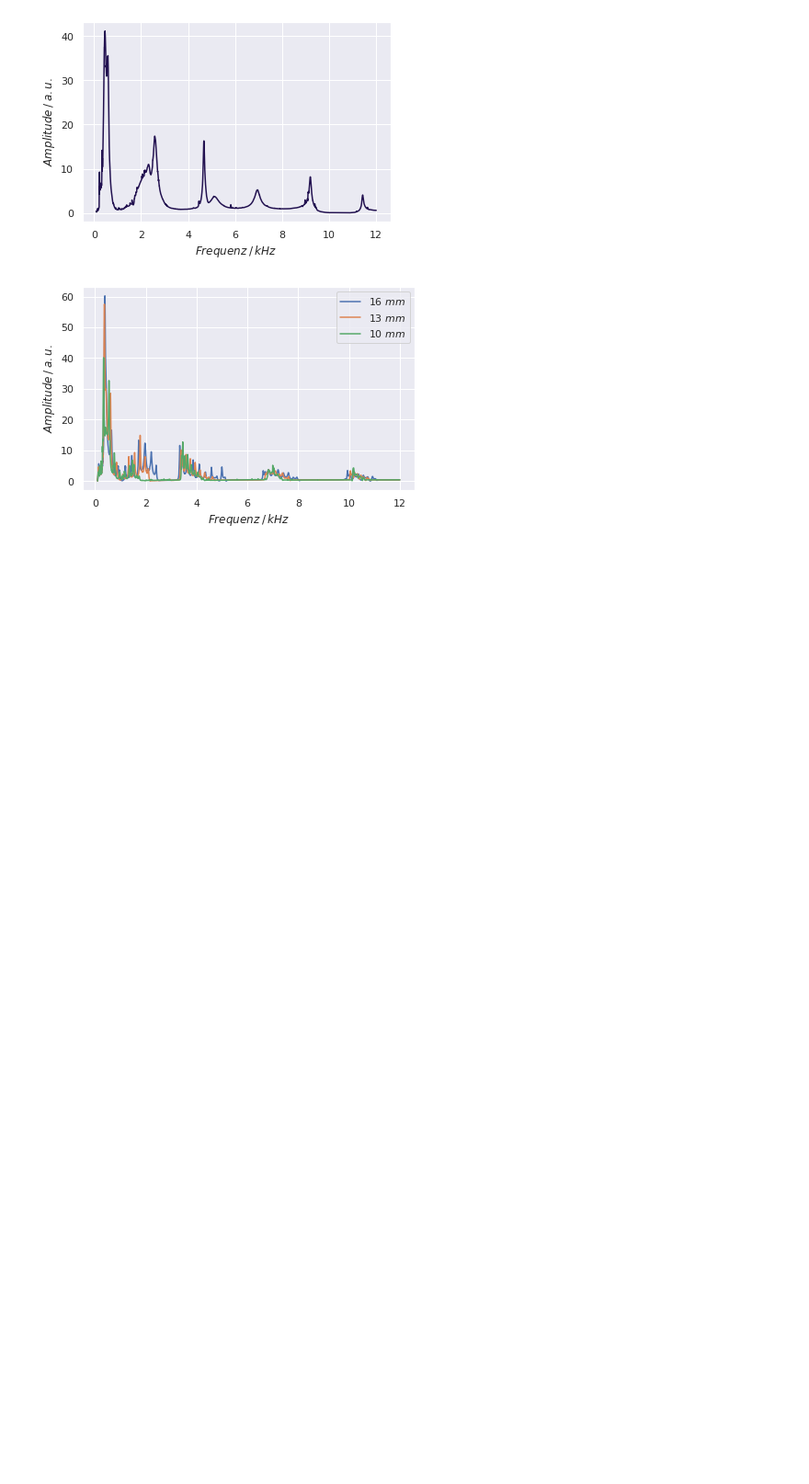
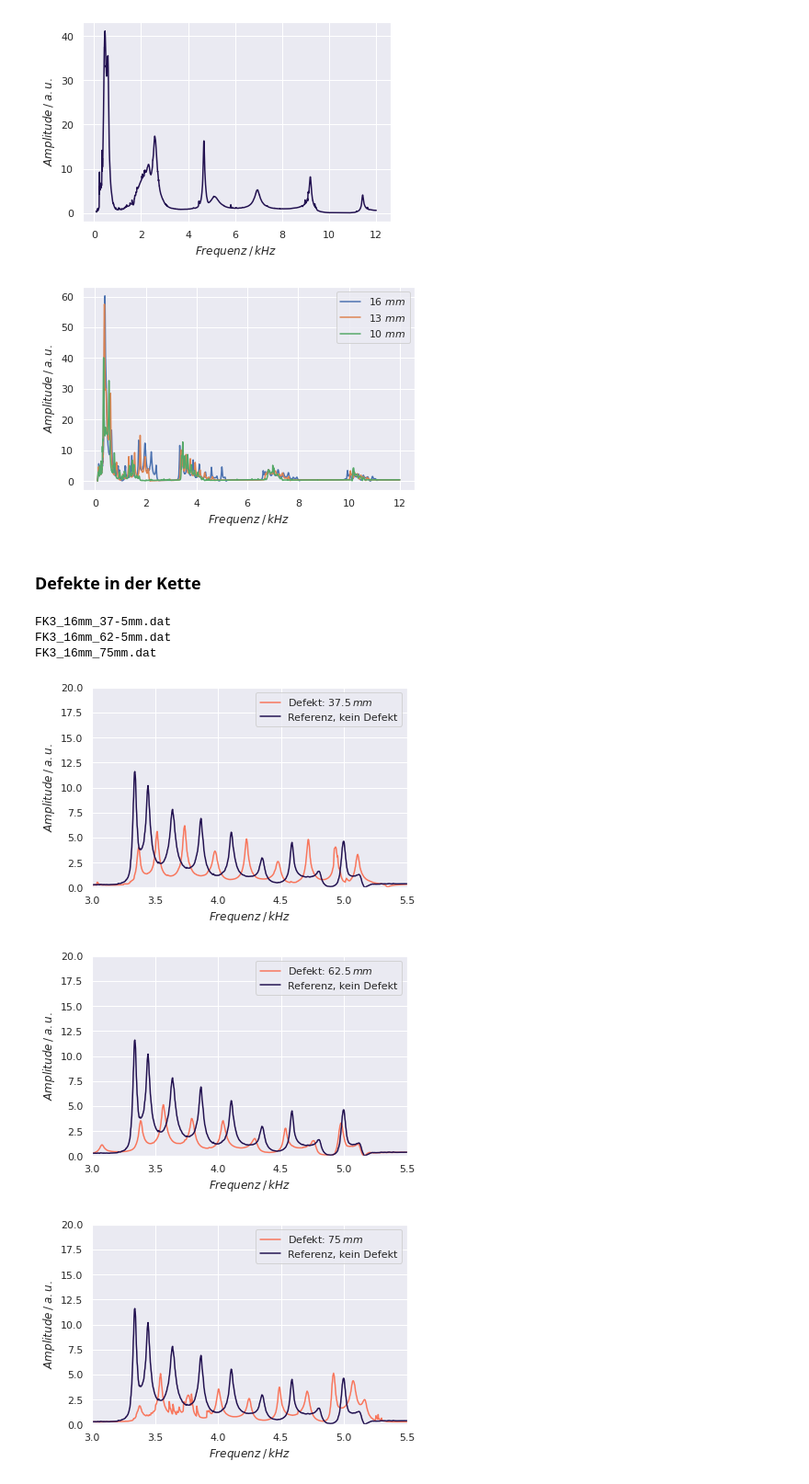
Before and after one commit to lydiavonderweiden/V23-1, a Jupyter notebook: Code/plots.ipynb, the cells around one changed output. Shown at 92% size. Cells and saved outputs as stored; diff of their text form; code cells hidden in the pictures; blank space fills up the shorter version.

Commit message:
Letzte Plots

```diff
--- a/Code/plots.ipynb
+++ b/Code/plots.ipynb
@@ -696,3 +696,41 @@ plt.savefig(os.path.join(datapath+"Festkörper","vergleich.pdf"))
 plt.show()
 # %% [output]
 [figure]
+# %% [markdown]
+### Defekte in der Kette
+# %%
+datapath = "../Daten/"
+fkdefekt = []
+for file in os.listdir(datapath+"Festkörper"):
+    if file.endswith(".dat") and file.startswith("FK3"):
+        print(file)
+        fkdefekt.append(os.path.join(datapath+"Festkörper",file))
+# %% [output]
+FK3_16mm_37-5mm.dat
+FK3_16mm_62-5mm.dat
+FK3_16mm_75mm.dat
+# %%
+referenz = "../Daten/Festkörper/FK1_16mm_9.dat"
+freqR, ampR = np.genfromtxt(referenz,unpack=True)
+defekte = ["37.5","62.5", "75"]
+for i,file in enumerate(fkdefekt):
+    plt.clf()
+    plt.close()
+    fig = plt.figure()
+    ax = fig.add_subplot()
+    freq, amp = np.genfromtxt(file,unpack=True)
+
+    ax.plot(freq/1000,amp,c=cmap[4],label=r"Defekt: $"+defekte[i]+"\, mm$")
+    ax.plot(freqR/1000,ampR,c=cmap[0],label="Referenz, kein Defekt")
+    plt.xlabel(r"$Frequenz\:/\: kHz$")
+    plt.ylabel(r"$Amplitude\:/\: a.u.$")
+    plt.ylim(0,20)
+    plt.xlim(3,5.5)
+    plt.tight_layout()
+    plt.legend(loc="best")
+    plt.savefig(file.replace(".dat","ZOOM.pdf"))
+    plt.show()
+# %% [output]
+[figure, added]
+[figure, added]
+[figure, added]
```
Also changed, not shown: parts of 1 cell of this notebook, 19 other files.
